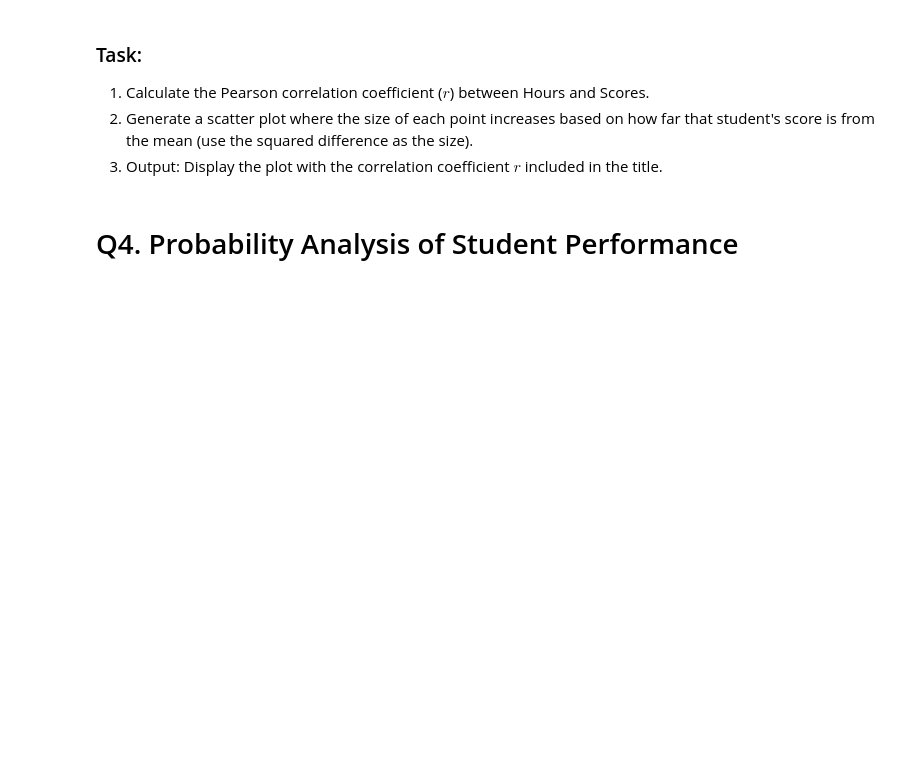
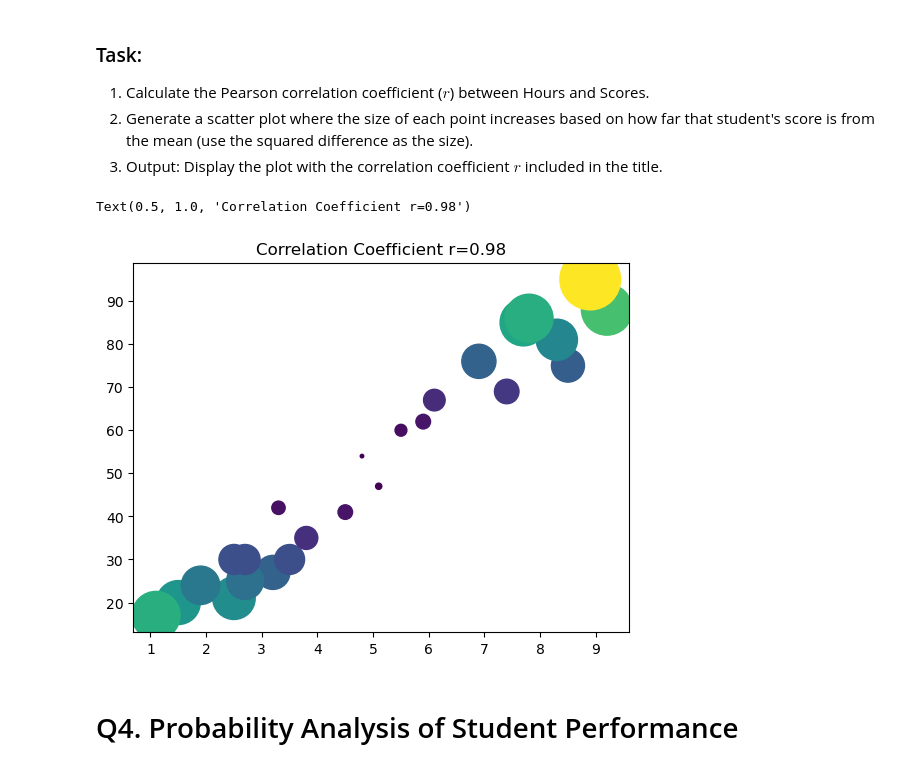
Before and after one commit to Amolsingh/IITB-DSAI, a Jupyter notebook: Programming for machine learning/Assignments/Assignment_3-2.ipynb, the cells around one changed output. Drawn from its saved outputs; the diff is of its cells as text; code cells hidden in the pictures; blank space fills up the shorter version.

```diff
--- a/Programming for machine learning/Assignments/Assignment_3-2.ipynb
+++ b/Programming for machine learning/Assignments/Assignment_3-2.ipynb
@@ -25,6 +58,14 @@
  1.  Calculate the Pearson correlation coefficient ($r$) between Hours and Scores.
  2.  Generate a scatter plot where the size of each point increases based on how far that student's score is from the mean (use the squared difference as the size).
  3. Output: Display the plot with the correlation coefficient $r$ included in the title.
+# %%
+r = np.corrcoef(hours, scores)[0, 1]
+s = (hours - np.mean(hours))**2 + (scores - np.mean(scores))**2
+plt.scatter(hours, scores, c=s, s=s)
+plt.title('Correlation Coefficient r={}'.format(round(r, 2)))
+# %% [output]
+Text(0.5, 1.0, 'Correlation Coefficient r=0.98')
+[figure, added]
 # %% [markdown]
 # Q4. Probability Analysis of Student Performance
 # %% [markdown]
```
Also changed, not shown: parts of 4 cells of this notebook.
